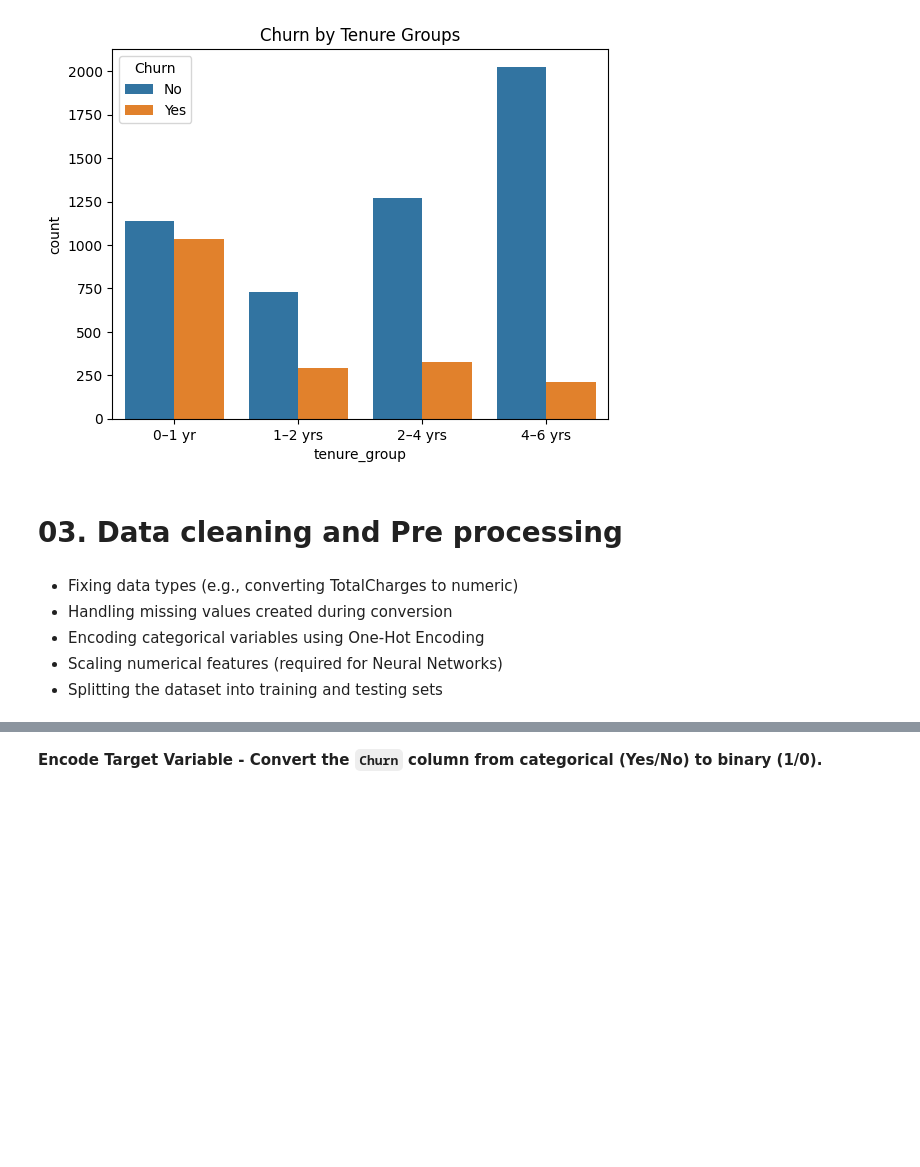
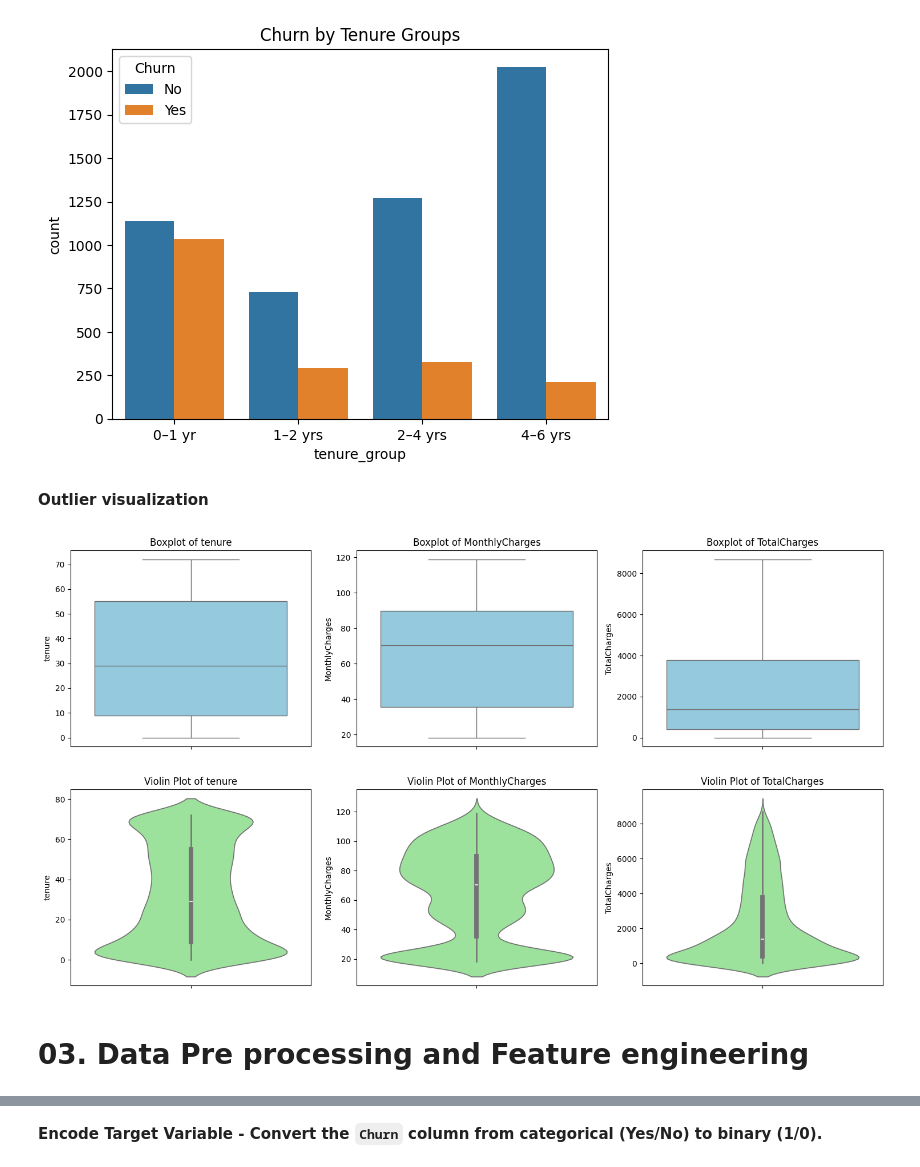
Before and after one commit to Dinu-Nimnara/CM2604_CW_2425587, a Jupyter notebook: CM2604_CW_2425587.ipynb, the cells around one changed output, grey strips where cells are left out. Cells and saved outputs as stored; diff of their text form; code cells hidden in the pictures; blank space fills up the shorter version.

```diff
--- a/CM2604_CW_2425587.ipynb
+++ b/CM2604_CW_2425587.ipynb
@@ -286,8 +364,27 @@ for col in numerical_cols:
 # %% [markdown]
 **Categorical Features vs Churn (Barplots)**
 # %%
+# categorical_cols = df.select_dtypes(include='object').columns.tolist()
+# categorical_cols.remove('customerID')
+
+# for col in categorical_cols:
+#     plt.figure(figsize=(7,4))
+#     sns.countplot(x=col, hue='Churn', data=df)
+#     plt.xticks(rotation=40)
+#     plt.title(f"{col} vs Churn")
+#     plt.tight_layout()
+#     plt.show()
+
+
 categorical_cols = df.select_dtypes(include='object').columns.tolist()
-categorical_cols.remove('customerID')
+
+# Remove ID column
+if 'customerID' in categorical_cols:
+    categorical_cols.remove('customerID')
+
+# Remove target column
+if 'Churn' in categorical_cols:
+    categorical_cols.remove('Churn')
 
 for col in categorical_cols:
     plt.figure(figsize=(7,4))
@@ -360,11 +457,29 @@ plt.title("Churn by Tenure Groups")
 plt.show()
 # %% [output]
 [figure]
+# %% [markdown]
+**Outlier visualization**
+# %%
+numerical_cols = ['tenure', 'MonthlyCharges', 'TotalCharges']
+
+plt.figure(figsize=(15, 4))
+for i, col in enumerate(numerical_cols, 1):
+    plt.subplot(1, 3, i)
+    sns.boxplot(data=df, y=col, color='skyblue')
+    plt.title(f'Boxplot of {col}')
+plt.tight_layout()
+plt.show()
+
+# Violin plots (optional, more detailed)
+plt.figure(figsize=(15, 4))
+for i, col in enumerate(numerical_cols, 1):
+    plt.subplot(1, 3, i)
+    sns.violinplot(data=df, y=col, color='lightgreen')
+    plt.title(f'Violin Plot of {col}')
+plt.tight_layout()
+plt.show()
+# %% [output]
+[figure, added]
+[figure, added]
 # %% [markdown]
-# 03. Data cleaning and Pre processing
+# 03. Data Pre processing and Feature engineering
-# %% [markdown]
-- Fixing data types (e.g., converting TotalCharges to numeric)
-- Handling missing values created during conversion
-- Encoding categorical variables using One-Hot Encoding
-- Scaling numerical features (required for Neural Networks)
-- Splitting the dataset into training and testing sets
```
Also changed, not shown: parts of 85 cells of this notebook.
